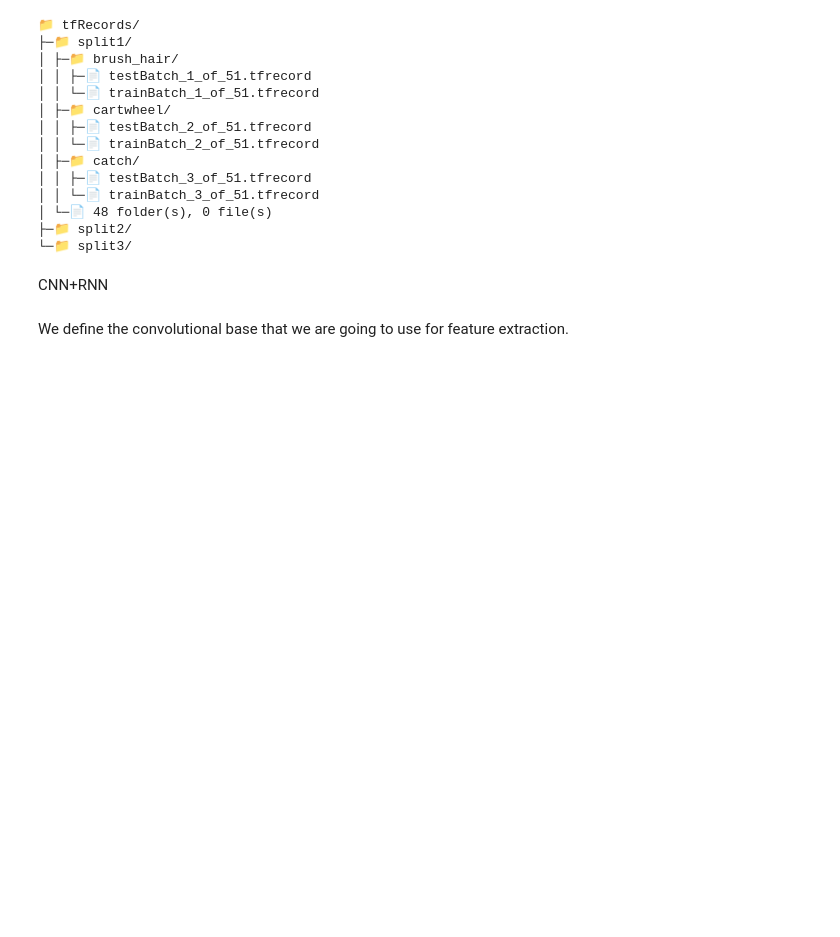
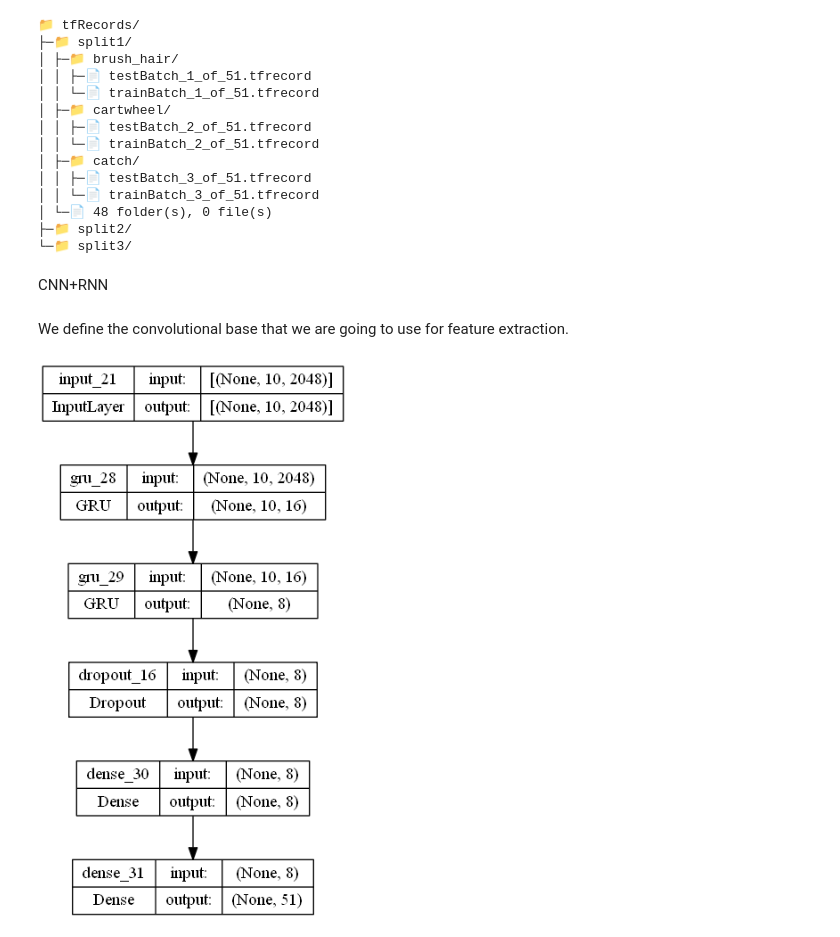
Before and after one commit to dalonm03/TFG, a Jupyter notebook: src/tfg.ipynb, the cells around one changed output. Saved outputs shown, nothing was run; the diff lists cells and outputs as text; code cells hidden in the pictures; blank space fills up the shorter version.

```diff
--- a/src/tfg.ipynb
+++ b/src/tfg.ipynb
@@ -367,17 +369,17 @@ train_dataset = get_dataset(train_filenames)
 # label=video_and_label[1]
 # to_gif(video)
 # %%
-initial_learning_rate = 0.01
+initial_learning_rate = 0.000001
 lr_schedule = tf.keras.optimizers.schedules.ExponentialDecay(
-    initial_learning_rate, decay_steps=20, decay_rate=0.96, staircase=True
+    initial_learning_rate, decay_steps=100000, decay_rate=0.96, staircase=True
 )
 
 checkpoint_cb = tf.keras.callbacks.ModelCheckpoint(
-    "51activity_model.h5", save_best_only=True
+    "51activity_model.h5", save_best_only=True, monitor='accuracy'
 )
 
 early_stopping_cb = tf.keras.callbacks.EarlyStopping(
-    patience=10, restore_best_weights=True
+    patience=10, restore_best_weights=True, monitor='accuracy'
 )
 
 model.compile(
@@ -473,16 +475,21 @@ for i,feature_label in enumerate(feature_dtst):
 # %%
-def new_gru_model():
-    frame_features_input = tf.keras.Inpunt((frames_per_video, 2048))
+def new_gru_model(n_labels):
+    frame_features_input = tf.keras.Input((frames_per_video, 2048))
 
     x = tf.keras.layers.GRU(16, return_sequences=True)(frame_features_input)
     x = tf.keras.layers.GRU(8)(x)
     x = tf.keras.layers.Dropout(0.4)(x)
     x = tf.keras.layers.Dense(8, activation='relu')(x)
-    output = tf.keras.layers.Dense(len(labels), activation='softmax')(x)
+    output = tf.keras.layers.Dense(n_labels, activation='softmax')(x)
 
     gru_model = tf.keras.Model(frame_features_input,output)
 
     gru_model.compile(
-        loss='sparse_categorical_crossentropy', optimizer='adam', metrics=['accuracy']
+        loss='sparse_categorical_crossentropy', optimizer=tf.keras.optimizers.Adam(learning_rate=lr_schedule), metrics=['accuracy']
     )
     return gru_model
+# %%
+gru_model = new_gru_model(len(labels))
+tf.keras.utils.plot_model(gru_model, "gru_modelo_tfg.png", show_shapes=True)
+# %% [output]
+[figure, added]
```
Also changed, not shown: parts of 8 cells of this notebook, 2 other files.
